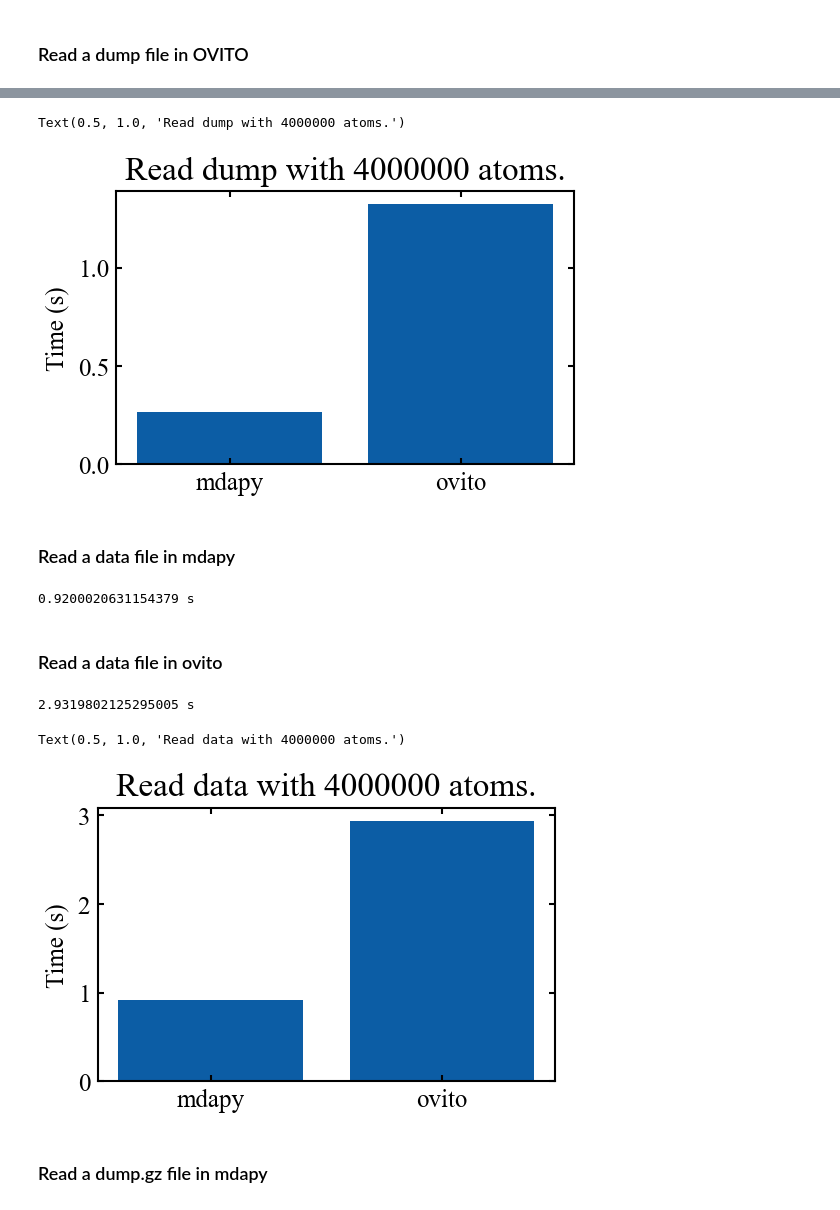
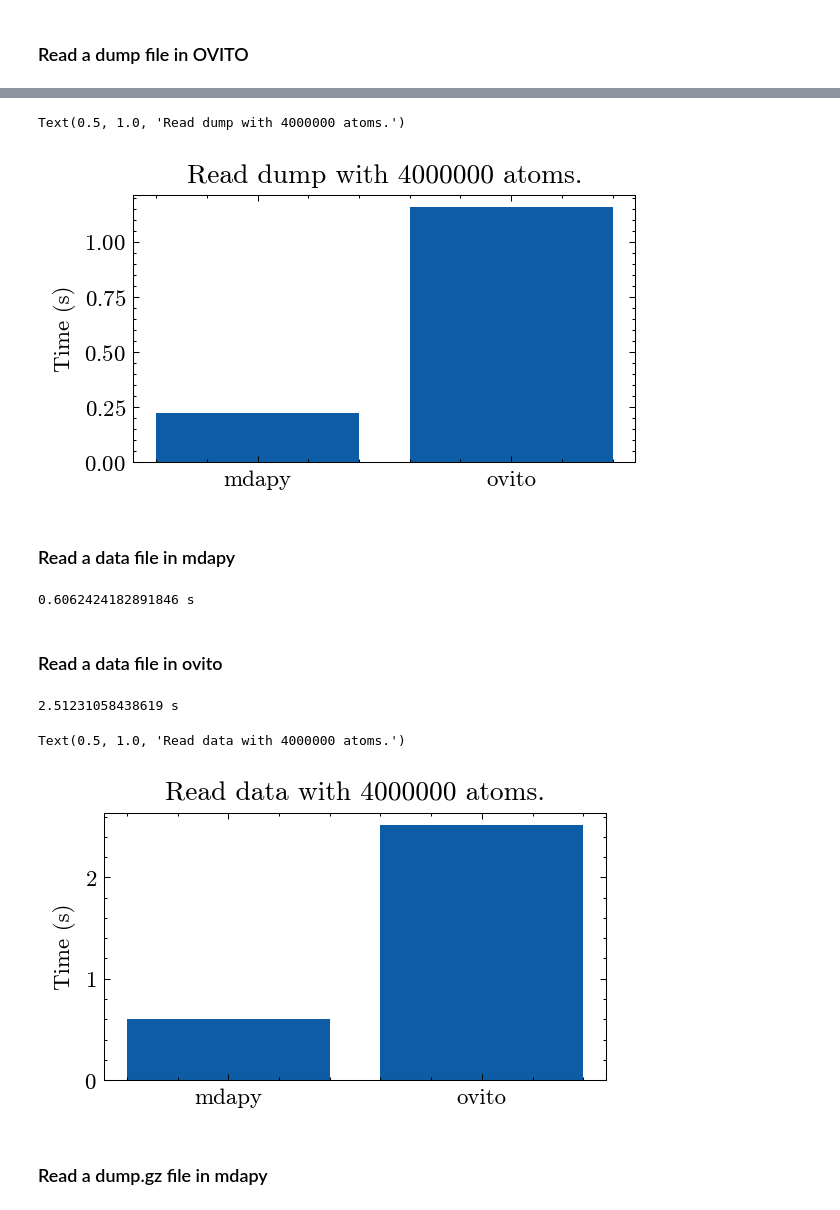
Before and after one commit to mushroomfire/mdapy, a Jupyter notebook: doc/source/gettingstarted/reading_and_saving_file.ipynb, the cells around one changed output, grey strips where cells are left out. Drawn from its saved outputs; the diff is of its cells as text; code cells hidden in the pictures.

```diff
--- a/doc/source/gettingstarted/reading_and_saving_file.ipynb
+++ b/doc/source/gettingstarted/reading_and_saving_file.ipynb
@@ -68,12 +65,12 @@ mp.pltset()
 # %%
-fig = plt.figure(figsize=(mp.cm2inch(10), mp.cm2inch(6)), dpi=150)
+fig, _ = mp.set_figure(figsize=(10, 6), use_pltset=True)
 plt.bar([0, 1], [mdapy_time, ovito_time])
 plt.xticks([0, 1], ['mdapy', 'ovito'])
 plt.ylabel('Time (s)')
 plt.title(f'Read dump with {N} atoms.')
 # %% [output]
 Text(0.5, 1.0, 'Read dump with 4000000 atoms.')
-[figure, old version]
+[figure, new version]
 # %% [markdown]
 ### Read a data file in mdapy
 # %%
@@ -84,7 +81,7 @@ end = time()
 mdapy_time = (end - start)/3
 print(mdapy_time, 's')
 # %% [output]
-0.9200020631154379 s
+0.6062424182891846 s
 # %% [markdown]
 ### Read a data file in ovito
 # %%
@@ -95,16 +92,16 @@ end = time()
 ovito_time = (end - start)/3
 print(ovito_time, 's')
 # %% [output]
-2.9319802125295005 s
+2.51231058438619 s
 # %%
-fig = plt.figure(figsize=(mp.cm2inch(10), mp.cm2inch(6)), dpi=150)
+fig, _ = mp.set_figure(figsize=(10, 6), use_pltset=True)
 plt.bar([0, 1], [mdapy_time, ovito_time])
 plt.xticks([0, 1], ['mdapy', 'ovito'])
 plt.ylabel('Time (s)')
 plt.title(f'Read data with {N} atoms.')
 # %% [output]
 Text(0.5, 1.0, 'Read data with 4000000 atoms.')
-[figure, old version]
+[figure, new version]
 # %% [markdown]
 ### Read a dump.gz file in mdapy
 # %%
```
Also changed, not shown: parts of 17 cells of this notebook, 22 other files.
